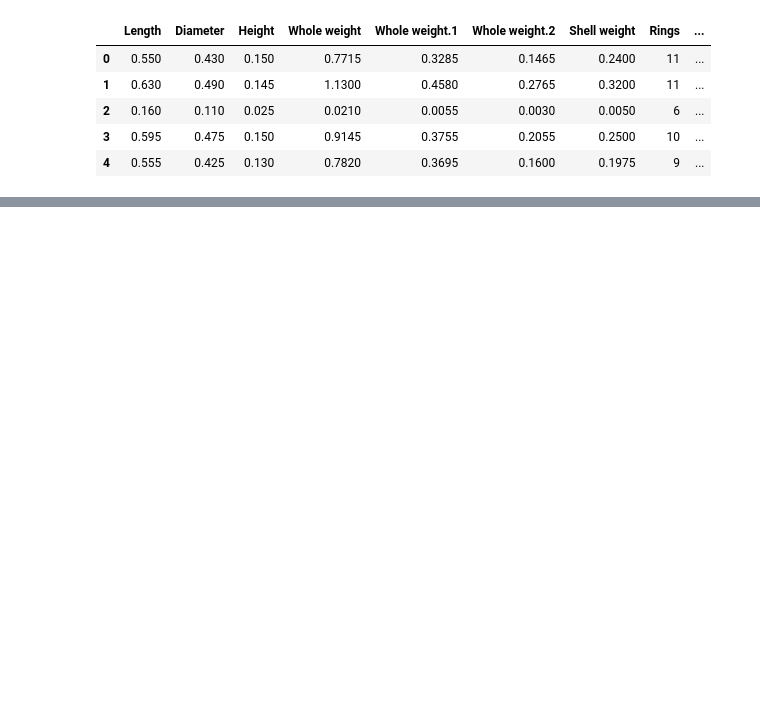
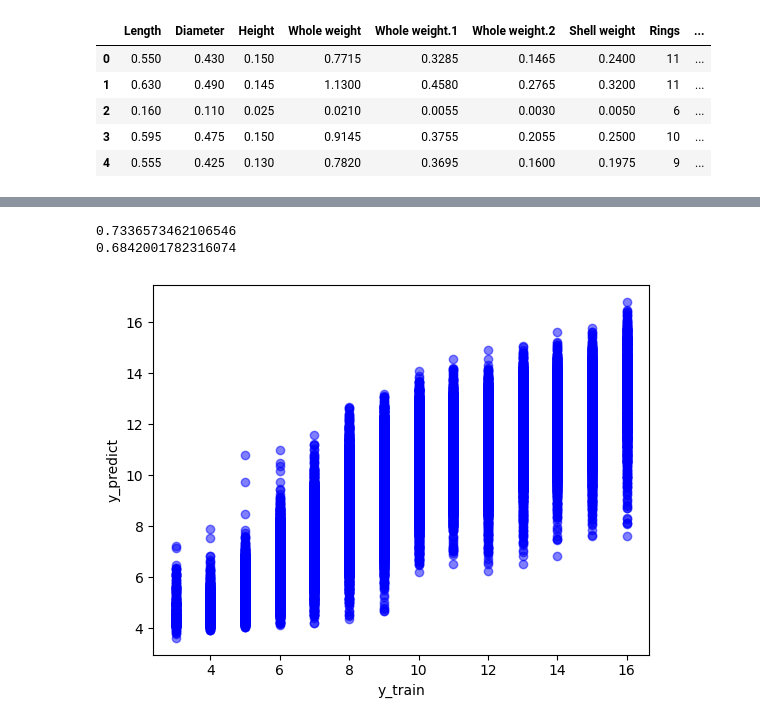
Before and after one commit to manizn1382/AbaloneAgePredict, a Jupyter notebook: Abalone.ipynb, the cells around one changed output, grey strips where cells are left out. Cells and saved outputs as stored; diff of their text form; code cells hidden in the pictures; blank space fills up the shorter version.

```diff
--- a/Abalone.ipynb
+++ b/Abalone.ipynb
@@ -97,10 +130,10 @@ train.head()
 # %%
-scaler=MaxAbsScaler()
+scaler=MinMaxScaler(feature_range=(0,1))
 
 X=train.drop(columns='Rings')
 Y=train['Rings']
 
-x_train,x_valid,y_train,y_valid=train_test_split(X,Y,test_size=0.2,random_state=42)
+x_train,x_valid,y_train,y_valid=train_test_split(X,Y,test_size=0.1,random_state=42)
 
 x_train=scaler.fit_transform(x_train)
 x_valid=scaler.transform(x_valid)
@@ -108,0 +140,21 @@ model=DecisionTreeRegressor(max_depth=256,min_samples_split=3,min_samples_leaf=2
+# %%
+model=XGBRegressor()
+# %%
+model.fit(x_train,y_train)
+
+pred_trainY=model.predict(x_train)
+pred_validY=model.predict(x_valid)
+
+plt.scatter(y_train,pred_trainY,color='blue',alpha=0.5)
+plt.xlabel('y_train')
+plt.ylabel('y_predict')
+
+r_train=r2_score(y_train,pred_trainY)
+r_valid=r2_score(y_valid,pred_validY)
+
+print(r_train)
+print(r_valid)
+# %% [output]
+0.7336573462106546
+0.6842001782316074
+[figure, added]
```
Also changed, not shown: parts of 7 cells of this notebook.
